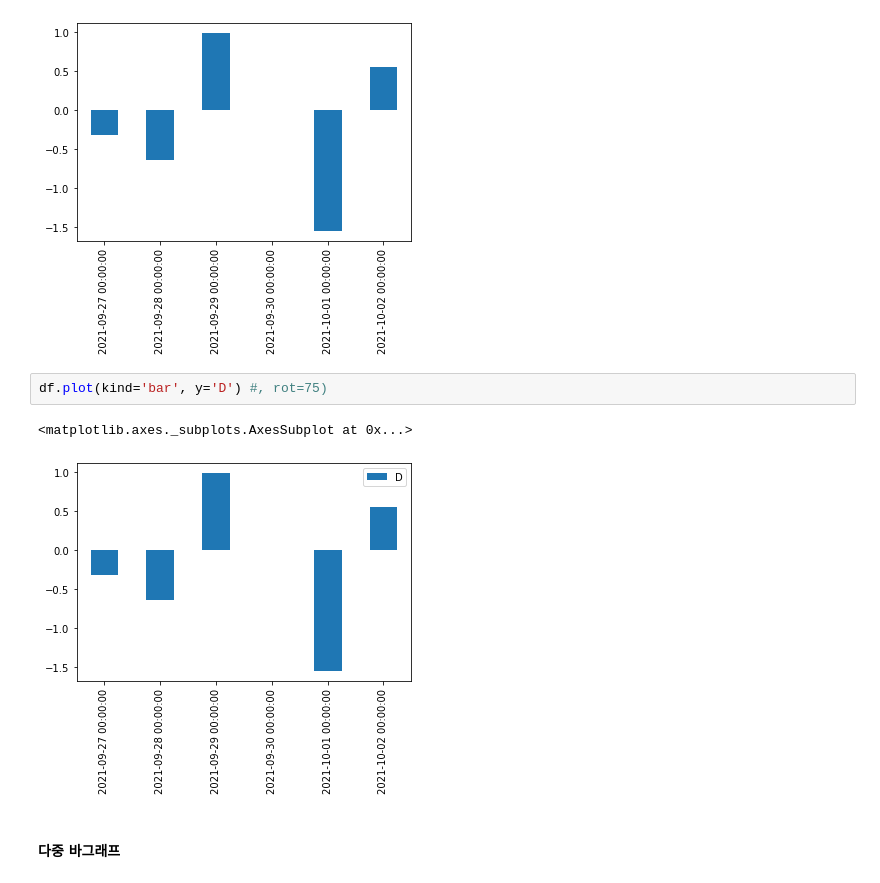
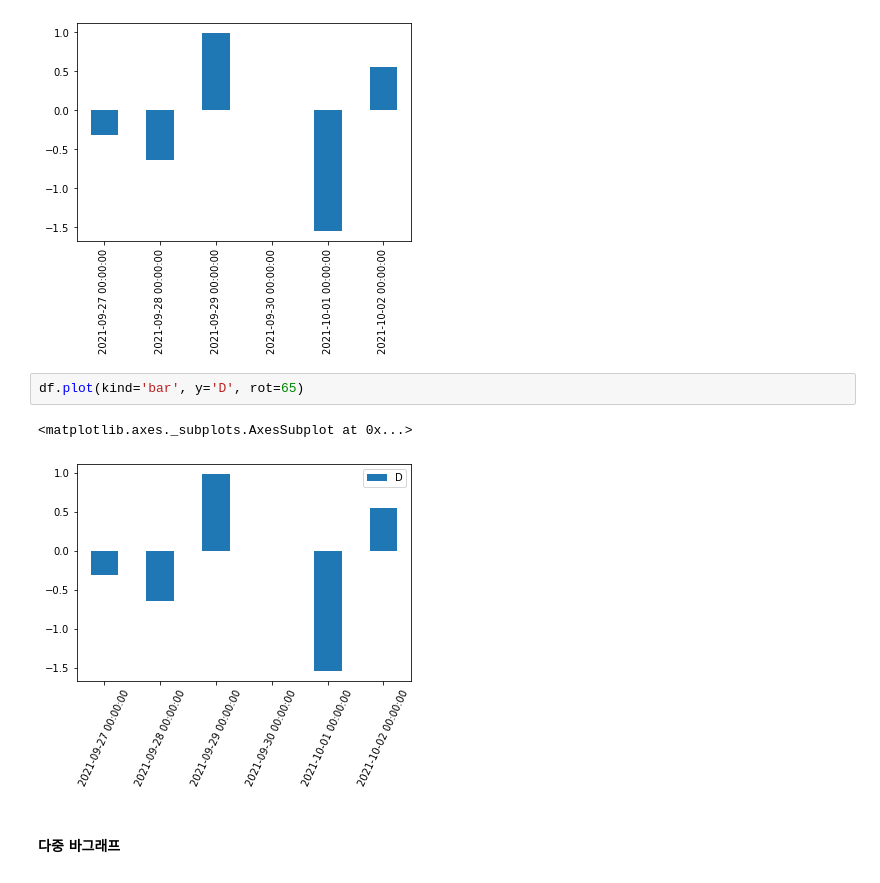
Before and after one commit to choihyungwang/pdm09, a Jupyter notebook: py-pandas/pandas_4_visualizing_df.ipynb, the cells around one changed output. Saved outputs shown, nothing was run; the diff lists cells and outputs as text.

```diff
--- a/py-pandas/pandas_4_visualizing_df.ipynb
+++ b/py-pandas/pandas_4_visualizing_df.ipynb
@@ -122,10 +132,10 @@ df['D'].plot.bar()
 <matplotlib.axes._subplots.AxesSubplot at 0x...>
 [figure]
 # %%
-df.plot(kind='bar', y='D') #, rot=75)
+df.plot(kind='bar', y='D', rot=65)
 # %% [output]
 <matplotlib.axes._subplots.AxesSubplot at 0x...>
-[figure, old version]
+[figure, new version]
 # %% [markdown]
 #### 다중 바그래프
 # %%
```
Also changed, not shown: parts of 6 cells of this notebook.
